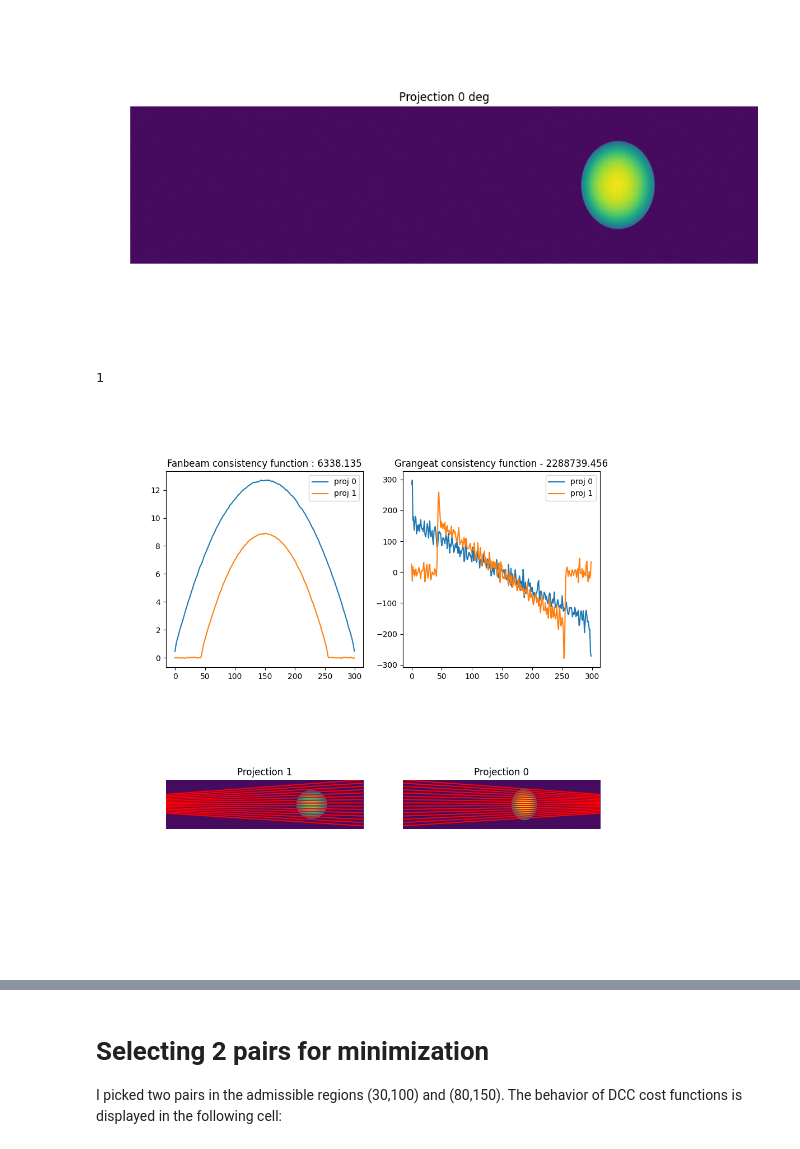
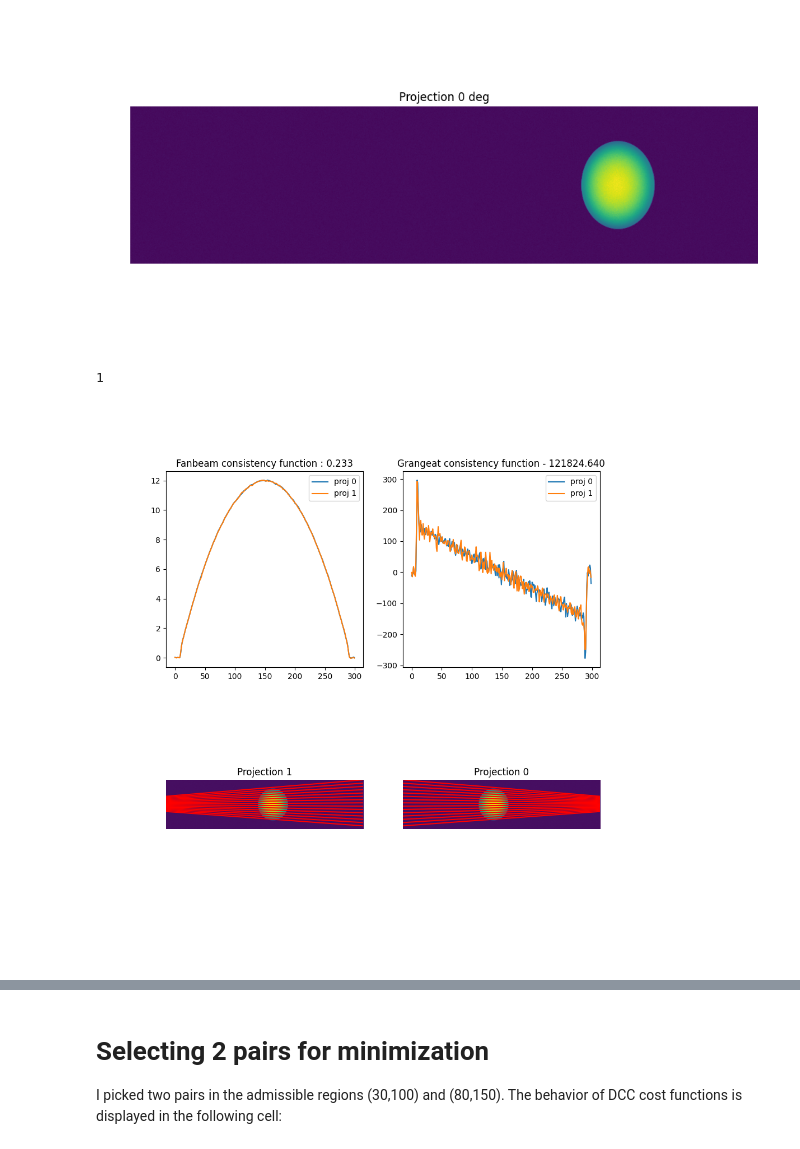
Before and after one commit to lesaintjerome/spie2026, a Jupyter notebook: spie2026-paper/visualize.ipynb, the cells around one changed output, grey strips where cells are left out. Cells and saved outputs as stored; diff of their text form; code cells hidden in the pictures.

```diff
--- a/spie2026-paper/visualize.ipynb
+++ b/spie2026-paper/visualize.ipynb
@@ -84,11 +85,11 @@ interactive(children=(IntSlider(value=0, description='i', max=179), Output()), _
 [figure]
 # %%
 pb = FBProblem(geo, stack)
-pair = pb.create_pair([30, 100])
+pair = pb.create_pair([50, 130])
 pair.analyze_pair(figsize=(10,10))
 # %% [output]
 1
-[figure, old version]
+[figure, new version]
 # %% [markdown]
 # Pair selection
 In order to inform the selection of pairs, the consistency is computed for all pairs (i,j) where i in scan 1 (0-90 deg) and j in scan 2 (90-180 deg). The plots is shown below.
```
Also changed, not shown: parts of 11 cells of this notebook.
